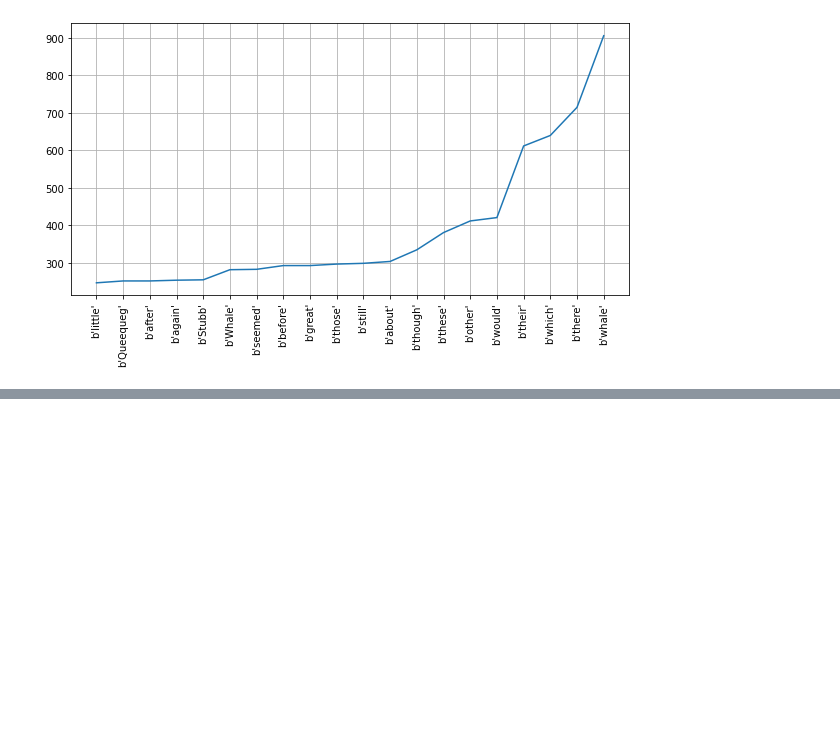
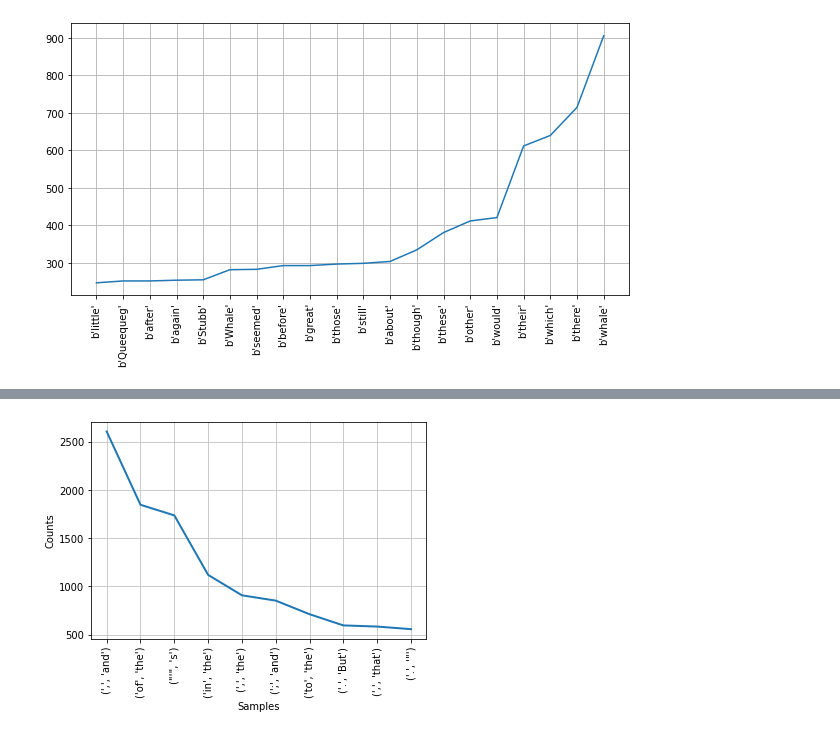
Before and after one commit to Mahonry/NLP, a Jupyter notebook: NLP_con_NTLK_.ipynb, the cells around one changed output, grey strips where cells are left out. Drawn from its saved outputs; the diff is of its cells as text; code cells hidden in the pictures; blank space fills up the shorter version.

```diff
--- a/NLP_con_NTLK_.ipynb
+++ b/NLP_con_NTLK_.ipynb
@@ -339,0 +349,3 @@ plt.xticks(x, [str(freq[0]) for freq in intersting_words[-top_words:]], rotation
+# %%
+md_bigrams = list(bigrams(text1))
+fdist = FreqDist(md_bigrams)
@@ -339,0 +365,4 @@ plt.xticks(x, [str(freq[0]) for freq in intersting_words[-top_words:]], rotation
+# %%
+fdist.plot(10)
+# %% [output]
+[figure, added]
```
Also changed, not shown: parts of 21 cells of this notebook.
